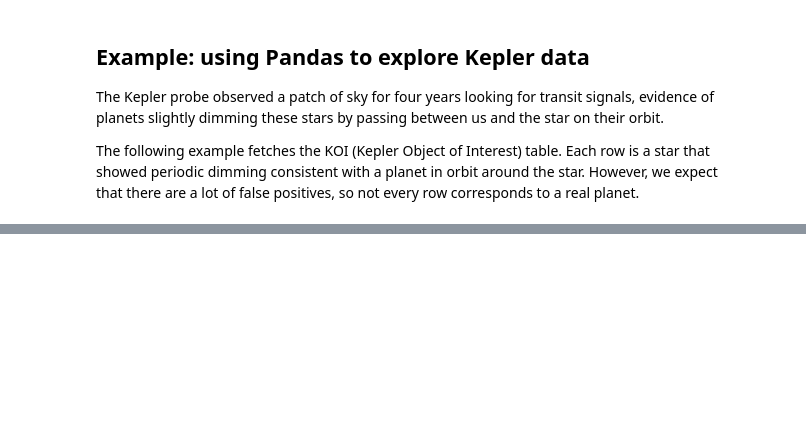
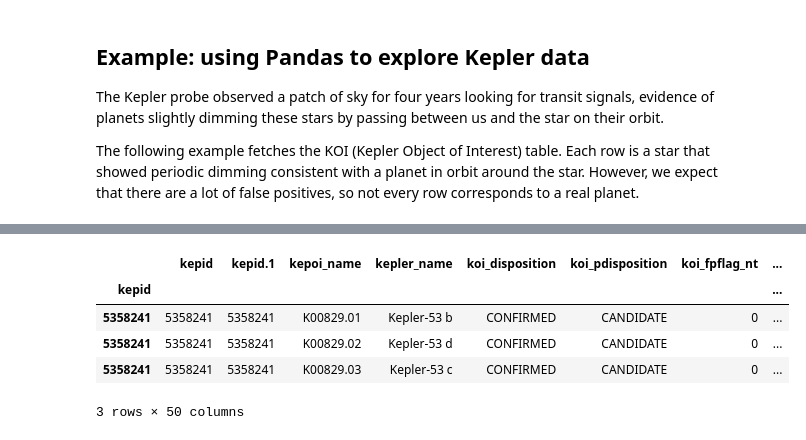
Before and after one commit to mbmilligan/msi-ipython-nb-ex, a Jupyter notebook: Pandas Kepler example.ipynb, the cells around one changed output, grey strips where cells are left out. Cells and saved outputs as stored; diff of their text form; code cells hidden in the pictures; blank space fills up the shorter version.

```diff
--- a/Pandas Kepler example.ipynb
+++ b/Pandas Kepler example.ipynb
@@ -77,0 +99,9 @@ Name: 11304958, dtype: object
+# %%
+koi.loc[5358241]
+# %% [output]
+|  | kepid | kepid.1 | kepoi_name | kepler_name | koi_disposition | koi_pdisposition | koi_fpflag_nt | ... |
+| kepid |  |  |  |  |  |  |  | ... |
+| 5358241 | 5358241 | 5358241 | K00829.01 | Kepler-53 b | CONFIRMED | CANDIDATE | 0 | ... |
+| 5358241 | 5358241 | 5358241 | K00829.02 | Kepler-53 d | CONFIRMED | CANDIDATE | 0 | ... |
+| 5358241 | 5358241 | 5358241 | K00829.03 | Kepler-53 c | CONFIRMED | CANDIDATE | 0 | ... |
+3 rows × 50 columns
```
Also changed, not shown: parts of 9 cells of this notebook, 3 other files.
